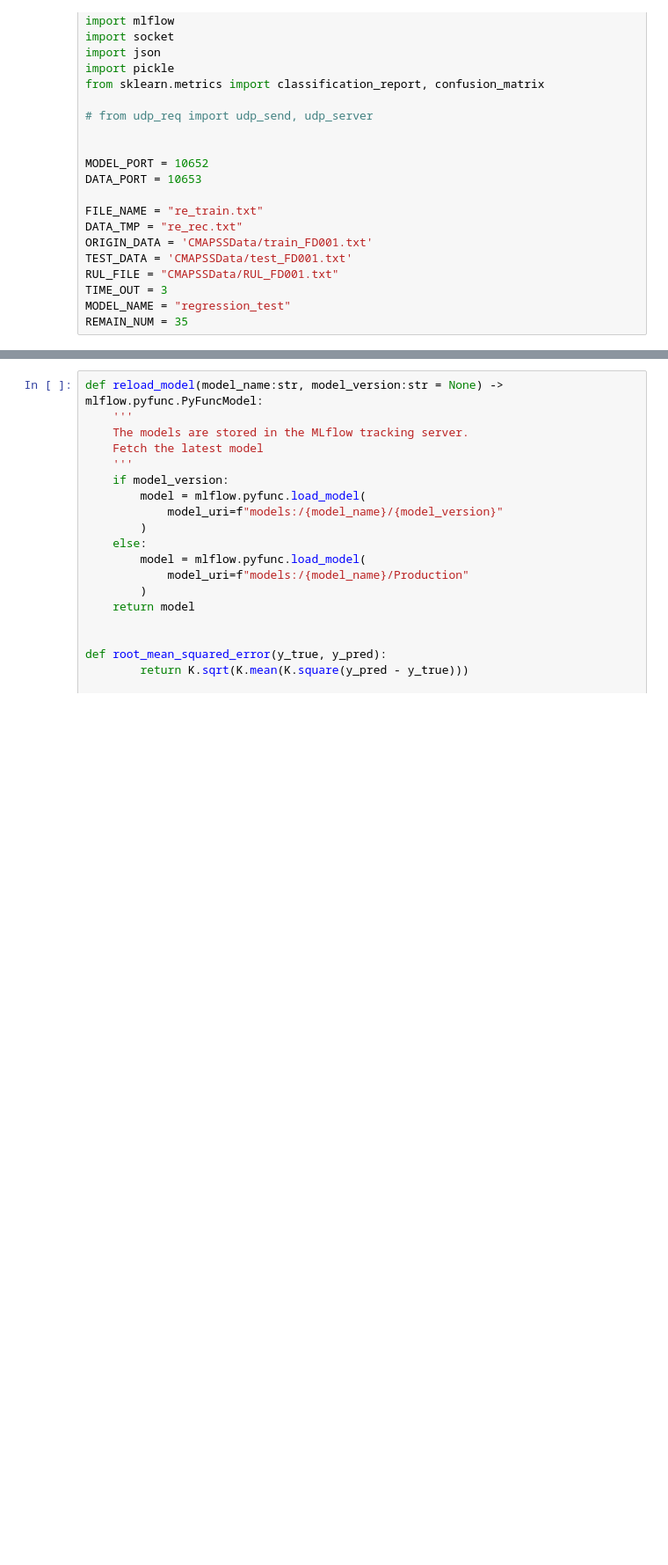
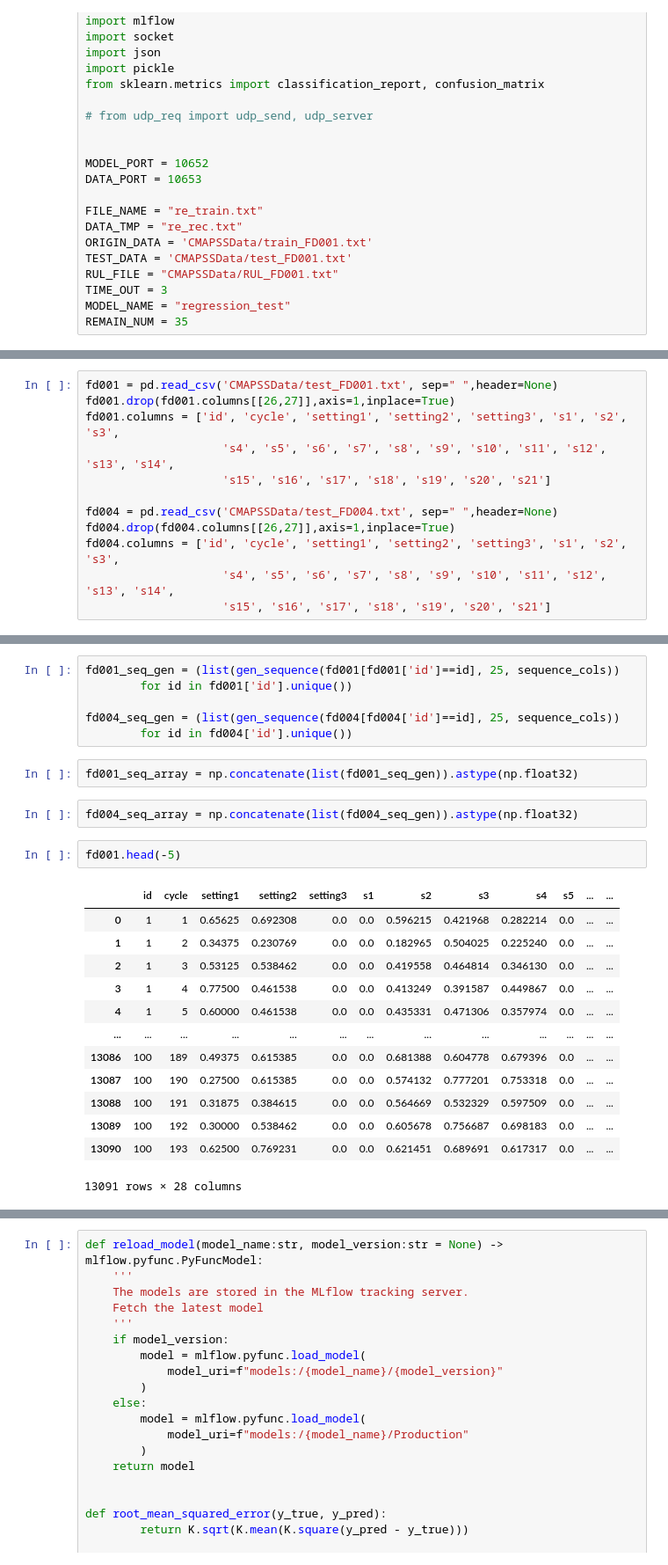
Before and after one commit to Observe-l/Wireless_Network, a Jupyter notebook: eval.ipynb, the cells around one changed output, grey strips where cells are left out. Shown at 88% size. Saved outputs shown, nothing was run; the diff lists cells and outputs as text; blank space fills up the shorter version.

```diff
--- a/eval.ipynb
+++ b/eval.ipynb
@@ -32,0 +37,12 @@ REMAIN_NUM = 35
+# %%
+fd001 = pd.read_csv('CMAPSSData/test_FD001.txt', sep=" ",header=None)
+fd001.drop(fd001.columns[[26,27]],axis=1,inplace=True)
+fd001.columns = ['id', 'cycle', 'setting1', 'setting2', 'setting3', 's1', 's2', 's3',
+                    's4', 's5', 's6', 's7', 's8', 's9', 's10', 's11', 's12', 's13', 's14',
+                    's15', 's16', 's17', 's18', 's19', 's20', 's21']
+
+fd004 = pd.read_csv('CMAPSSData/test_FD004.txt', sep=" ",header=None)
+fd004.drop(fd004.columns[[26,27]],axis=1,inplace=True)
+fd004.columns = ['id', 'cycle', 'setting1', 'setting2', 'setting3', 's1', 's2', 's3',
+                    's4', 's5', 's6', 's7', 's8', 's9', 's10', 's11', 's12', 's13', 's14',
+                    's15', 's16', 's17', 's18', 's19', 's20', 's21']
@@ -32,0 +116,26 @@ REMAIN_NUM = 35
+# %%
+fd001_seq_gen = (list(gen_sequence(fd001[fd001['id']==id], 25, sequence_cols))
+        for id in fd001['id'].unique())
+
+fd004_seq_gen = (list(gen_sequence(fd004[fd004['id']==id], 25, sequence_cols))
+        for id in fd004['id'].unique())
+# %%
+fd001_seq_array = np.concatenate(list(fd001_seq_gen)).astype(np.float32)
+# %%
+fd004_seq_array = np.concatenate(list(fd004_seq_gen)).astype(np.float32)
+# %%
+fd001.head(-5)
+# %% [output]
+|  | id | cycle | setting1 | setting2 | setting3 | s1 | s2 | s3 | s4 | s5 | ... | ... |
+| 0 | 1 | 1 | 0.65625 | 0.692308 | 0.0 | 0.0 | 0.596215 | 0.421968 | 0.282214 | 0.0 | ... | ... |
+| 1 | 1 | 2 | 0.34375 | 0.230769 | 0.0 | 0.0 | 0.182965 | 0.504025 | 0.225240 | 0.0 | ... | ... |
+| 2 | 1 | 3 | 0.53125 | 0.538462 | 0.0 | 0.0 | 0.419558 | 0.464814 | 0.346130 | 0.0 | ... | ... |
+| 3 | 1 | 4 | 0.77500 | 0.461538 | 0.0 | 0.0 | 0.413249 | 0.391587 | 0.449867 | 0.0 | ... | ... |
+| 4 | 1 | 5 | 0.60000 | 0.461538 | 0.0 | 0.0 | 0.435331 | 0.471306 | 0.357974 | 0.0 | ... | ... |
+| ... | ... | ... | ... | ... | ... | ... | ... | ... | ... | ... | ... | ... |
+| 13086 | 100 | 189 | 0.49375 | 0.615385 | 0.0 | 0.0 | 0.681388 | 0.604778 | 0.679396 | 0.0 | ... | ... |
+| 13087 | 100 | 190 | 0.27500 | 0.615385 | 0.0 | 0.0 | 0.574132 | 0.777201 | 0.753318 | 0.0 | ... | ... |
+| 13088 | 100 | 191 | 0.31875 | 0.384615 | 0.0 | 0.0 | 0.564669 | 0.532329 | 0.597509 | 0.0 | ... | ... |
+| 13089 | 100 | 192 | 0.30000 | 0.538462 | 0.0 | 0.0 | 0.605678 | 0.756687 | 0.698183 | 0.0 | ... | ... |
+| 13090 | 100 | 193 | 0.62500 | 0.769231 | 0.0 | 0.0 | 0.621451 | 0.689691 | 0.617317 | 0.0 | ... | ... |
+13091 rows × 28 columns
```
Also changed, not shown: parts of 32 cells of this notebook, 9 other files.
